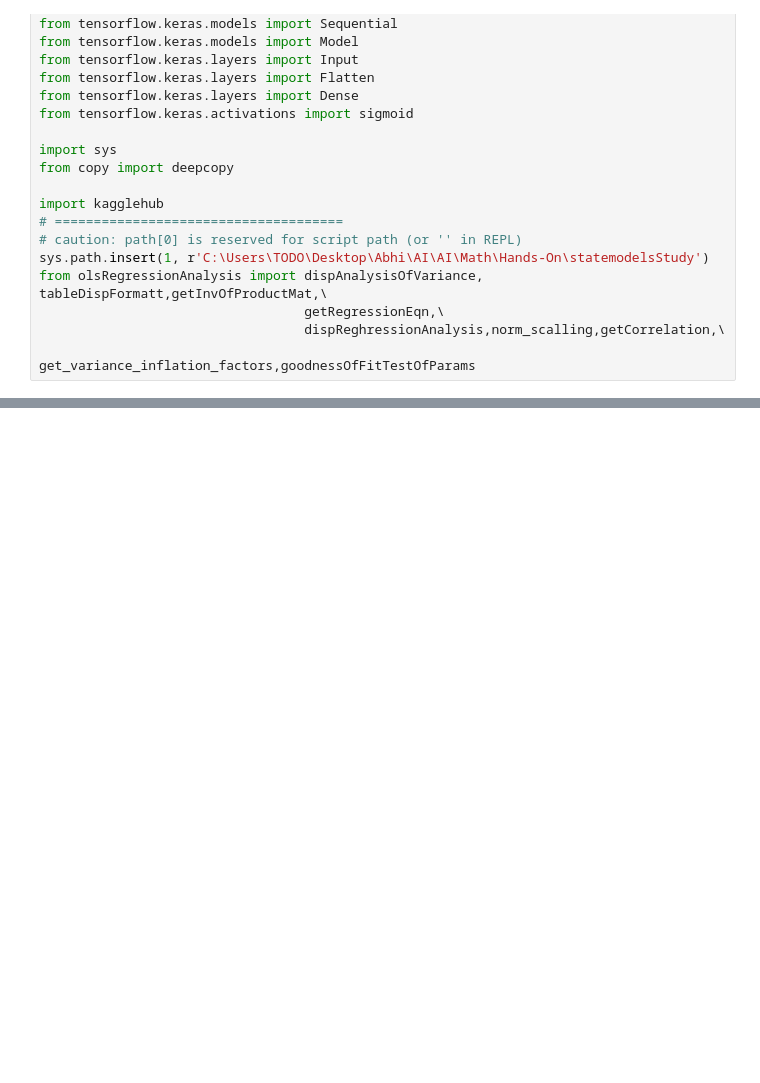
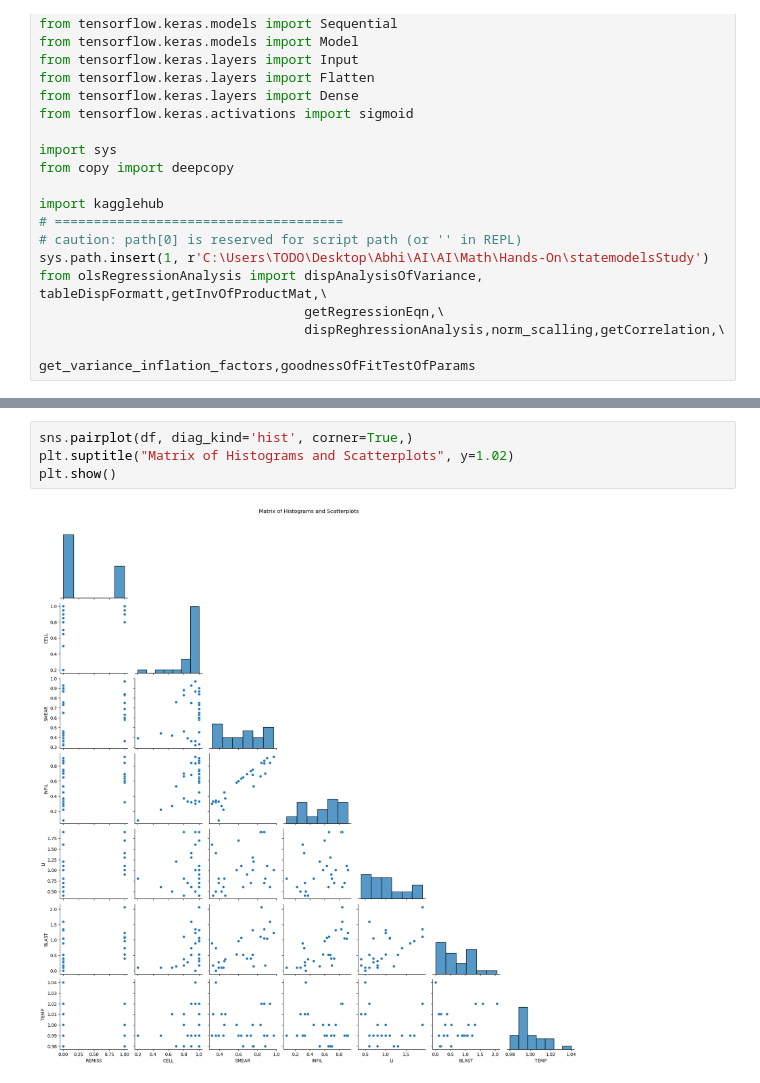
Before and after one commit to LKOBUI/stat_analysis, a Jupyter notebook: ML_Project/ProjectBasedOnClssifications/leukemia_remission/leukemia_remission.ipynb, the cells around one changed output, grey strips where cells are left out. Cells and saved outputs as stored; diff of their text form; blank space fills up the shorter version.

```diff
--- a/ML_Project/ProjectBasedOnClssifications/leukemia_remission/leukemia_remission.ipynb
+++ b/ML_Project/ProjectBasedOnClssifications/leukemia_remission/leukemia_remission.ipynb
@@ -194,0 +238,6 @@ shape X: (27, 7), Shape y: (27,)
+# %%
+sns.pairplot(df, diag_kind='hist', corner=True,)
+plt.suptitle("Matrix of Histograms and Scatterplots", y=1.02)
+plt.show()
+# %% [output]
+[figure, added]
```
Also changed, not shown: parts of 109 cells of this notebook, 2 other files.
